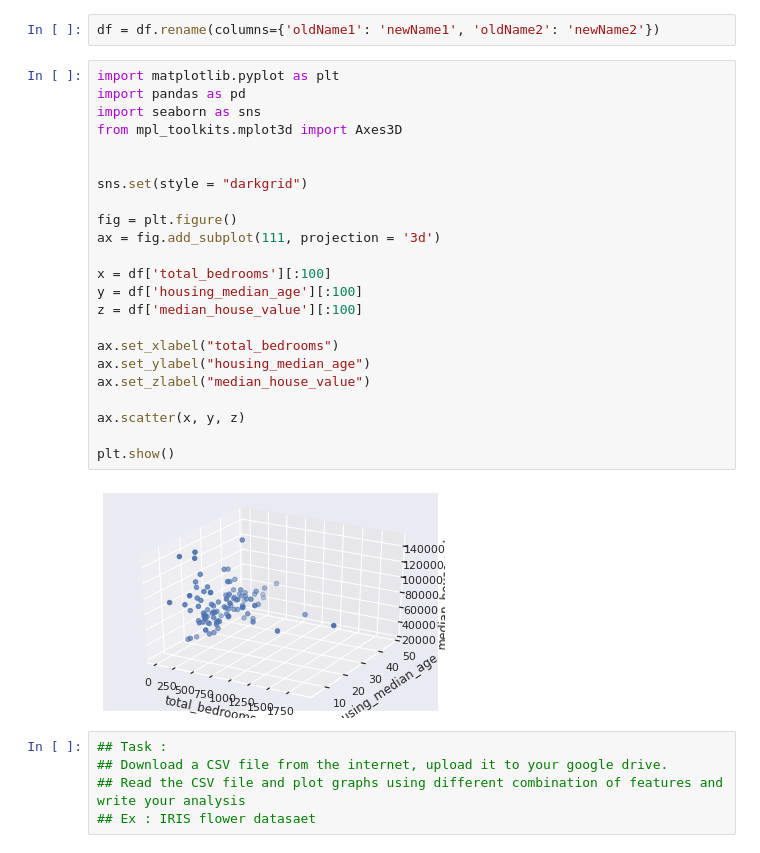
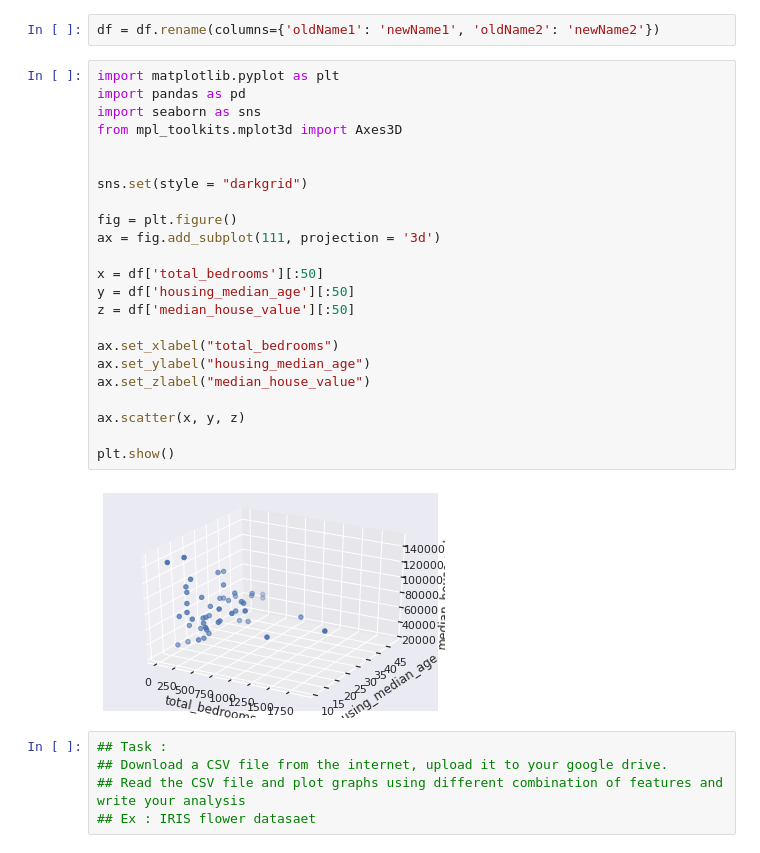
Before and after one commit to 2003DEE/DEEPAK_FMML, a Jupyter notebook: FMML_Aug22_M1Lab2_DataFeatures&Augmentation.ipynb, the cells around one changed output. Cells and saved outputs as stored; diff of their text form.

```diff
--- a/FMML_Aug22_M1Lab2_DataFeatures&Augmentation.ipynb
+++ b/FMML_Aug22_M1Lab2_DataFeatures&Augmentation.ipynb
@@ -537,28 +535,28 @@ df = df.rename(columns={'oldName1': 'newName1', 'oldName2': 'newName2'})
 # %%
 import matplotlib.pyplot as plt
 import pandas as pd
 import seaborn as sns
 from mpl_toolkits.mplot3d import Axes3D
 
 
 sns.set(style = "darkgrid")
 
 fig = plt.figure()
 ax = fig.add_subplot(111, projection = '3d')
 
-x = df['total_bedrooms'][:100]
-y = df['housing_median_age'][:100]
-z = df['median_house_value'][:100]
+x = df['total_bedrooms'][:50]
+y = df['housing_median_age'][:50]
+z = df['median_house_value'][:50]
 
 ax.set_xlabel("total_bedrooms")
 ax.set_ylabel("housing_median_age")
 ax.set_zlabel("median_house_value")
 
 ax.scatter(x, y, z)
 
 plt.show()
 # %% [output]
-[figure, old version]
+[figure, new version]
 # %%
 ## Task :
 ## Download a CSV file from the internet, upload it to your google drive.
```
Also changed, not shown: parts of 12 cells of this notebook.
